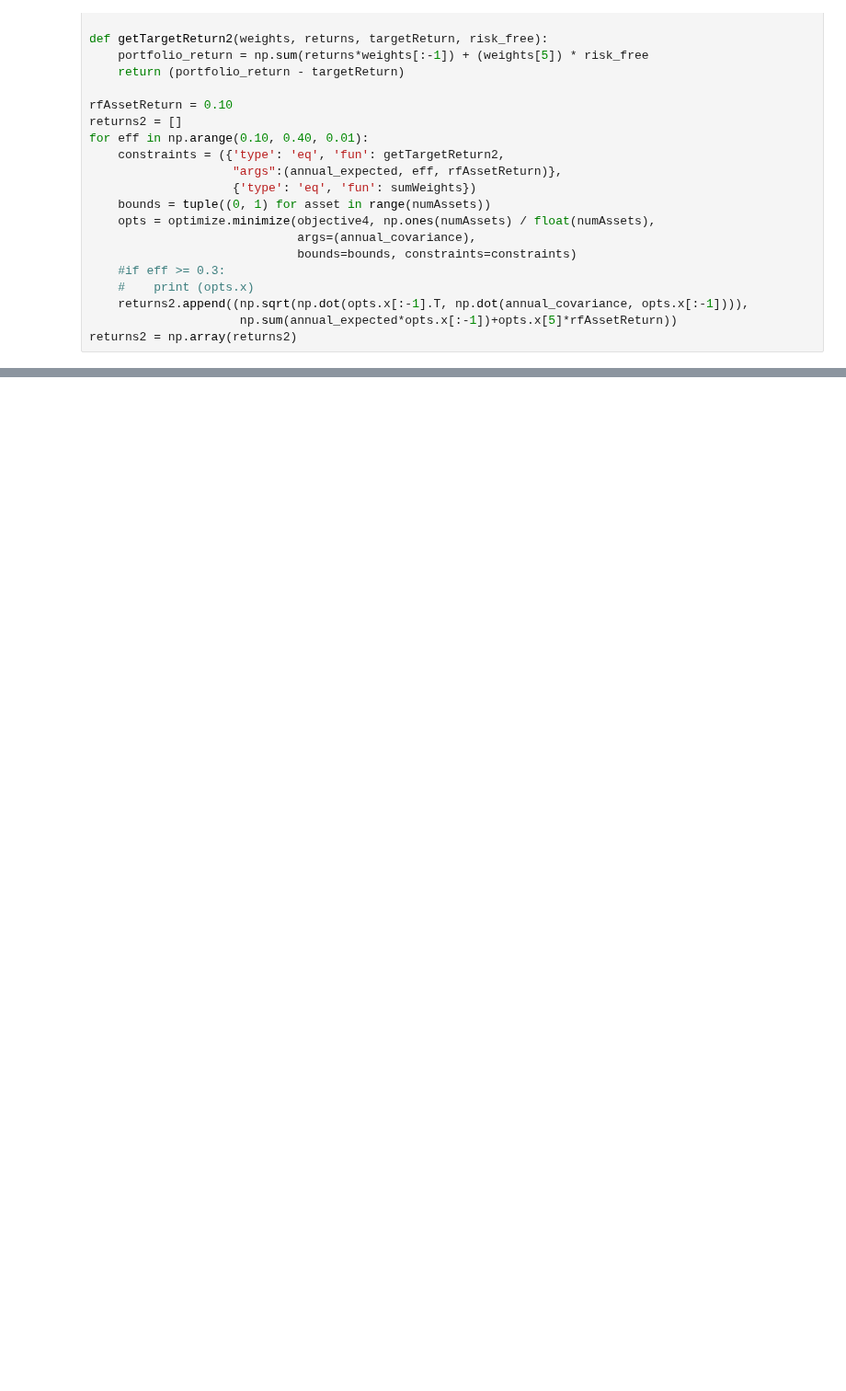
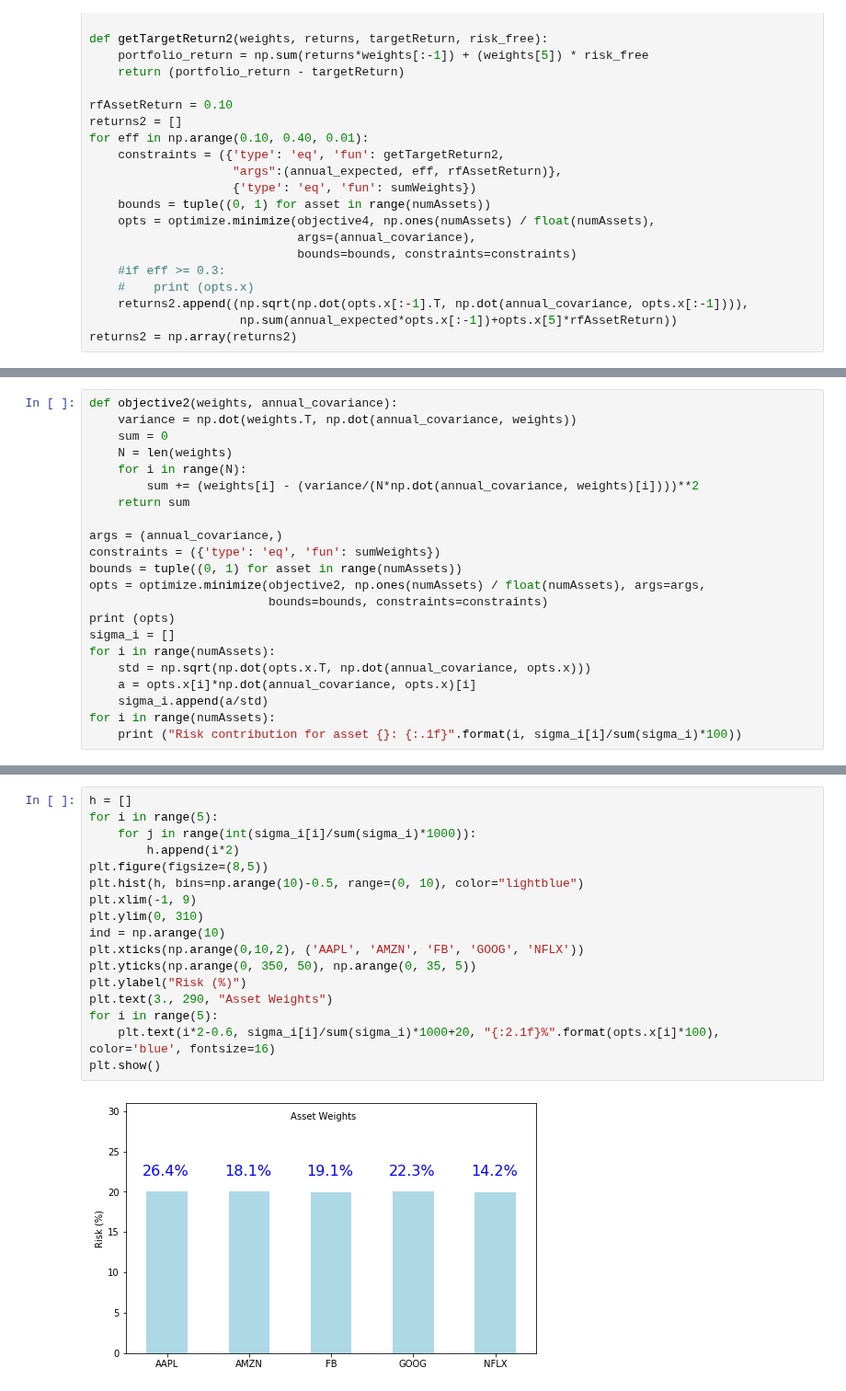
Before and after one commit to matteosan1/finance_course, a Jupyter notebook: libro/markowitz.ipynb, the cells around one changed output, grey strips where cells are left out. Shown at 92% size. Saved outputs shown, nothing was run; the diff lists cells and outputs as text; blank space fills up the shorter version.

```diff
--- a/libro/markowitz.ipynb
+++ b/libro/markowitz.ipynb
@@ -458,0 +493,22 @@ plt.show()
+# %%
+def objective2(weights, annual_covariance):
+    variance = np.dot(weights.T, np.dot(annual_covariance, weights))
+    sum = 0
+    N = len(weights)
+    for i in range(N):
+        sum += (weights[i] - (variance/(N*np.dot(annual_covariance, weights)[i])))**2
+    return sum
+
+args = (annual_covariance,)
+constraints = ({'type': 'eq', 'fun': sumWeights})
+bounds = tuple((0, 1) for asset in range(numAssets))
+opts = optimize.minimize(objective2, np.ones(numAssets) / float(numAssets), args=args,
+                         bounds=bounds, constraints=constraints)
+print (opts)
+sigma_i = []
+for i in range(numAssets):
+    std = np.sqrt(np.dot(opts.x.T, np.dot(annual_covariance, opts.x)))
+    a = opts.x[i]*np.dot(annual_covariance, opts.x)[i]
+    sigma_i.append(a/std)
+for i in range(numAssets):
+    print ("Risk contribution for asset {}: {:.1f}".format(i, sigma_i[i]/sum(sigma_i)*100))
@@ -458,0 +531,19 @@ plt.show()
+# %%
+h = []
+for i in range(5):
+    for j in range(int(sigma_i[i]/sum(sigma_i)*1000)):
+        h.append(i*2)
+plt.figure(figsize=(8,5))
+plt.hist(h, bins=np.arange(10)-0.5, range=(0, 10), color="lightblue")
+plt.xlim(-1, 9)
+plt.ylim(0, 310)
+ind = np.arange(10)
+plt.xticks(np.arange(0,10,2), ('AAPL', 'AMZN', 'FB', 'GOOG', 'NFLX'))
+plt.yticks(np.arange(0, 350, 50), np.arange(0, 35, 5))
+plt.ylabel("Risk (%)")
+plt.text(3., 290, "Asset Weights")
+for i in range(5):
+    plt.text(i*2-0.6, sigma_i[i]/sum(sigma_i)*1000+20, "{:2.1f}%".format(opts.x[i]*100), color='blue', fontsize=16)
+plt.show()
+# %% [output]
+[figure, added]
```
Also changed, not shown: parts of 10 cells of this notebook, 13 other files.
